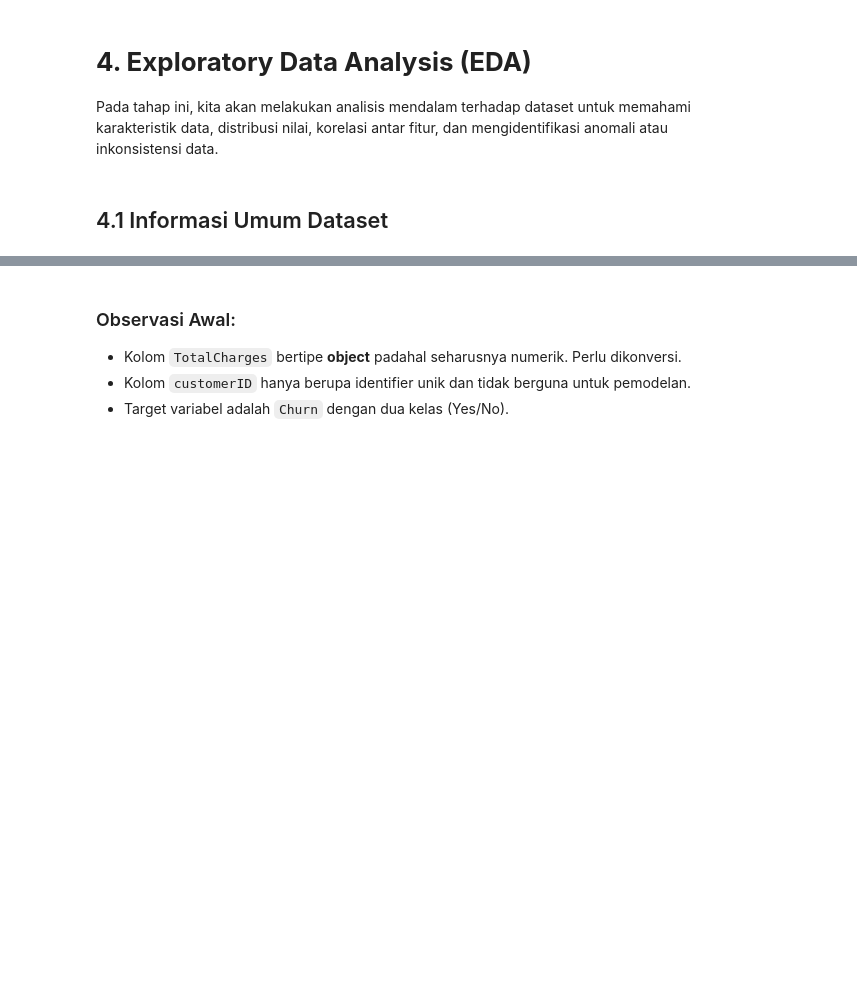
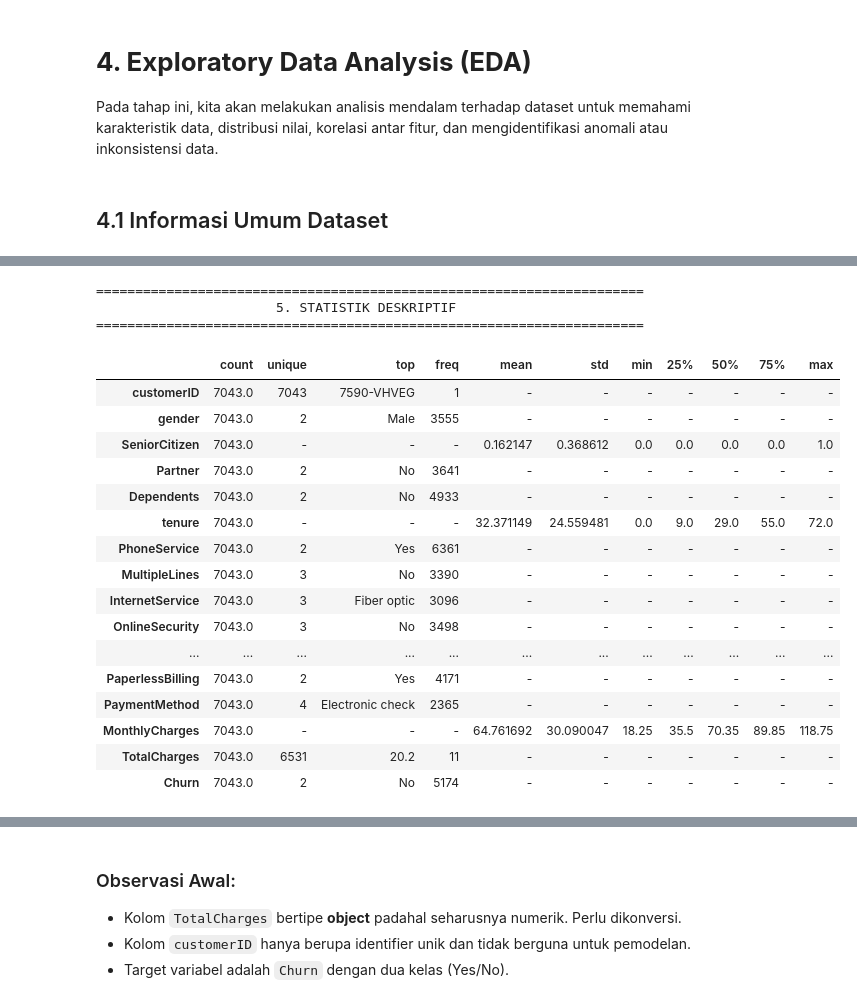
Before and after one commit to dnnuuyzzo/Eksperimen_SML_Danuardi-Saputro, a Jupyter notebook: preprocessing/Eksperimen_Danuardi-Saputro.ipynb, the cells around one changed output, grey strips where cells are left out. Drawn from its saved outputs; the diff is of its cells as text; code cells hidden in the pictures; blank space fills up the shorter version.

Commit message:
Update preprocessing script, notebook and datasets paths

```diff
--- a/preprocessing/Eksperimen_Danuardi-Saputro.ipynb
+++ b/preprocessing/Eksperimen_Danuardi-Saputro.ipynb
@@ -73,7 +66,8 @@ Semua library berhasil diimpor.
 
 Memuat dataset Telco Customer Churn dari file CSV yang berada di folder raw.
 # %%
-dataset_path = "../telco_customer_churn_dataset_raw.csv"
+dataset_path = "../Telco-Customer-Churn_Dataset_raw.csv"
+
 df = pd.read_csv(dataset_path)
 
 print(f"Dataset berhasil dimuat.")
@@ -167,0 +95,57 @@ memory usage: 1.1+ MB
+# %%
+def check_data(dataframe, head=5):
+    """
+    Menampilkan ringkasan informasi dataset secara komprehensif,
+    terstruktur, dan rapi untuk Jupyter Notebook maupun Terminal.
+    """
+    try:
+        from IPython.display import display, HTML
+        is_jupyter = True
+    except ImportError:
+        is_jupyter = False
+    def print_header(title):
+        """Membuat pembatas bagian yang rapi"""
+        width = 70
+        print("\n" + "=" * width)
+        print(f" {title} ".center(width))
+        print("=" * width)
+
+    print_header("1. DIMENSI & DUPLIKASI DATA")
+    print(f" • Jumlah Baris     : {dataframe.shape[0]:,}")
+    print(f" • Jumlah Kolom     : {dataframe.shape[1]:,}")
+    print(f" • Baris Duplikat   : {dataframe.duplicated().sum():,}")
+
+    print_header("2. TIPE DATA & MISSING VALUES")
+    missing_info = pd.DataFrame({
+        'Tipe Data': dataframe.dtypes,
+        'Missing Values': dataframe.isnull().sum(),
+        'Persentase (%)': (dataframe.isnull().sum() / len(dataframe) * 100).round(2)
+    })
+    if is_jupyter:
+        display(missing_info)
+    else:
+        print(missing_info.to_string())
+
+    print_header(f"3. HEAD ({head} Baris Pertama)")
+    if is_jupyter:
+        display(dataframe.head(head))
+    else:
+        print(dataframe.head(head).to_string())
+
+    print_header(f"4. TAIL ({head} Baris Terakhir)")
+    if is_jupyter:
+        display(dataframe.tail(head))
+    else:
+        print(dataframe.tail(head).to_string())
+
+    print_header("5. STATISTIK DESKRIPTIF")
+    stats = dataframe.describe(include='all').T.fillna('-')
+    if is_jupyter:
+        display(stats)
+    else:
+        print(stats.to_string())
+
+    print("\n" + "=" * 70 + "\n")
+
+check_data(df)
+# %% [output]
@@ -167,0 +197,20 @@ memory usage: 1.1+ MB
+======================================================================
+                       5. STATISTIK DESKRIPTIF
+======================================================================
+|  | count | unique | top | freq | mean | std | min | 25% | 50% | 75% | max |
+| customerID | 7043.0 | 7043 | 7590-VHVEG | 1 | - | - | - | - | - | - | - |
+| gender | 7043.0 | 2 | Male | 3555 | - | - | - | - | - | - | - |
+| SeniorCitizen | 7043.0 | - | - | - | 0.162147 | 0.368612 | 0.0 | 0.0 | 0.0 | 0.0 | 1.0 |
+| Partner | 7043.0 | 2 | No | 3641 | - | - | - | - | - | - | - |
+| Dependents | 7043.0 | 2 | No | 4933 | - | - | - | - | - | - | - |
+| tenure | 7043.0 | - | - | - | 32.371149 | 24.559481 | 0.0 | 9.0 | 29.0 | 55.0 | 72.0 |
+| PhoneService | 7043.0 | 2 | Yes | 6361 | - | - | - | - | - | - | - |
+| MultipleLines | 7043.0 | 3 | No | 3390 | - | - | - | - | - | - | - |
+| InternetService | 7043.0 | 3 | Fiber optic | 3096 | - | - | - | - | - | - | - |
+| OnlineSecurity | 7043.0 | 3 | No | 3498 | - | - | - | - | - | - | - |
+| ... | ... | ... | ... | ... | ... | ... | ... | ... | ... | ... | ... |
+| PaperlessBilling | 7043.0 | 2 | Yes | 4171 | - | - | - | - | - | - | - |
+| PaymentMethod | 7043.0 | 4 | Electronic check | 2365 | - | - | - | - | - | - | - |
+| MonthlyCharges | 7043.0 | - | - | - | 64.761692 | 30.090047 | 18.25 | 35.5 | 70.35 | 89.85 | 118.75 |
+| TotalCharges | 7043.0 | 6531 | 20.2 | 11 | - | - | - | - | - | - | - |
+| Churn | 7043.0 | 2 | No | 5174 | - | - | - | - | - | - | - |
```
Also changed, not shown: parts of 17 cells of this notebook, 3 other files.
